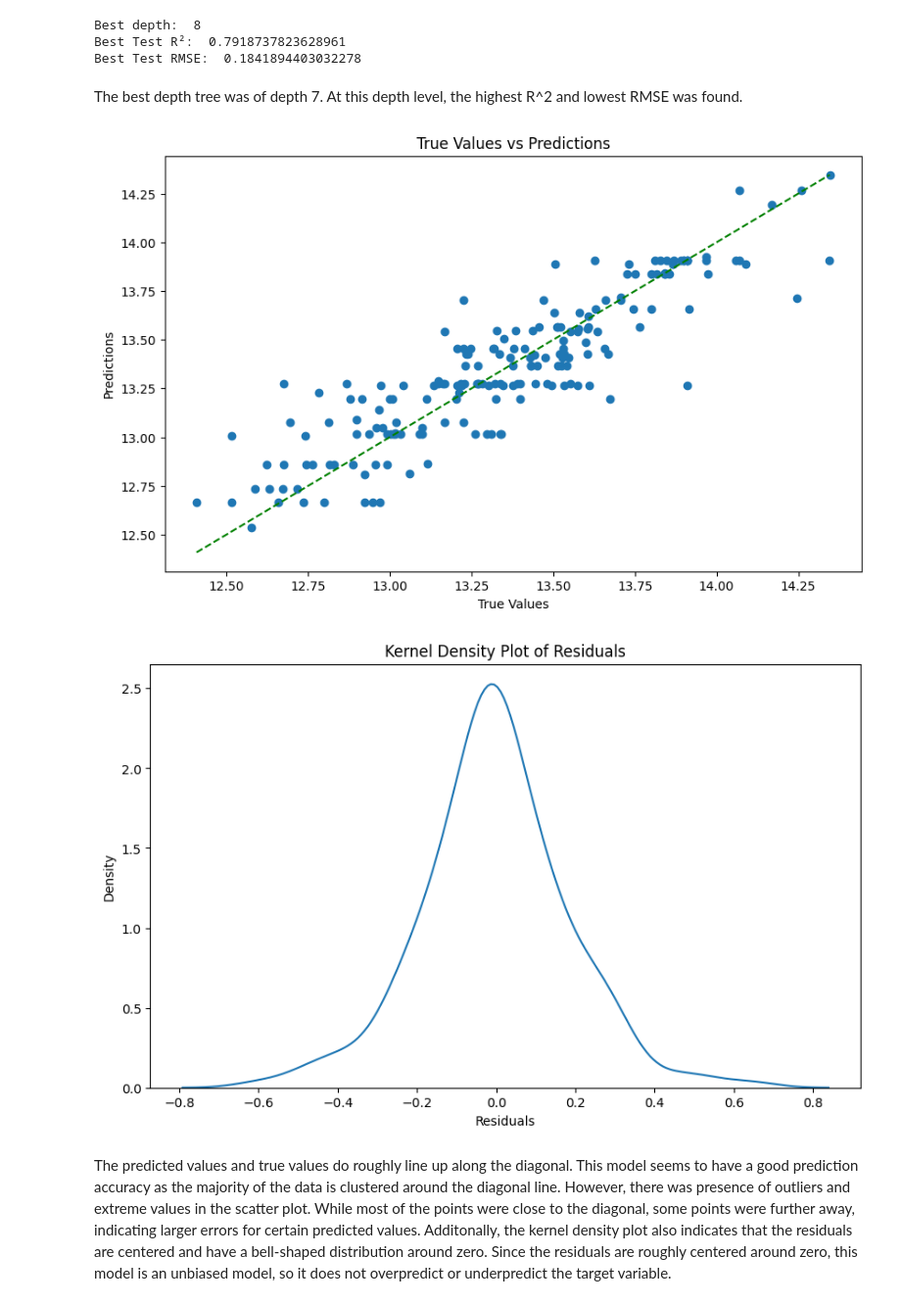
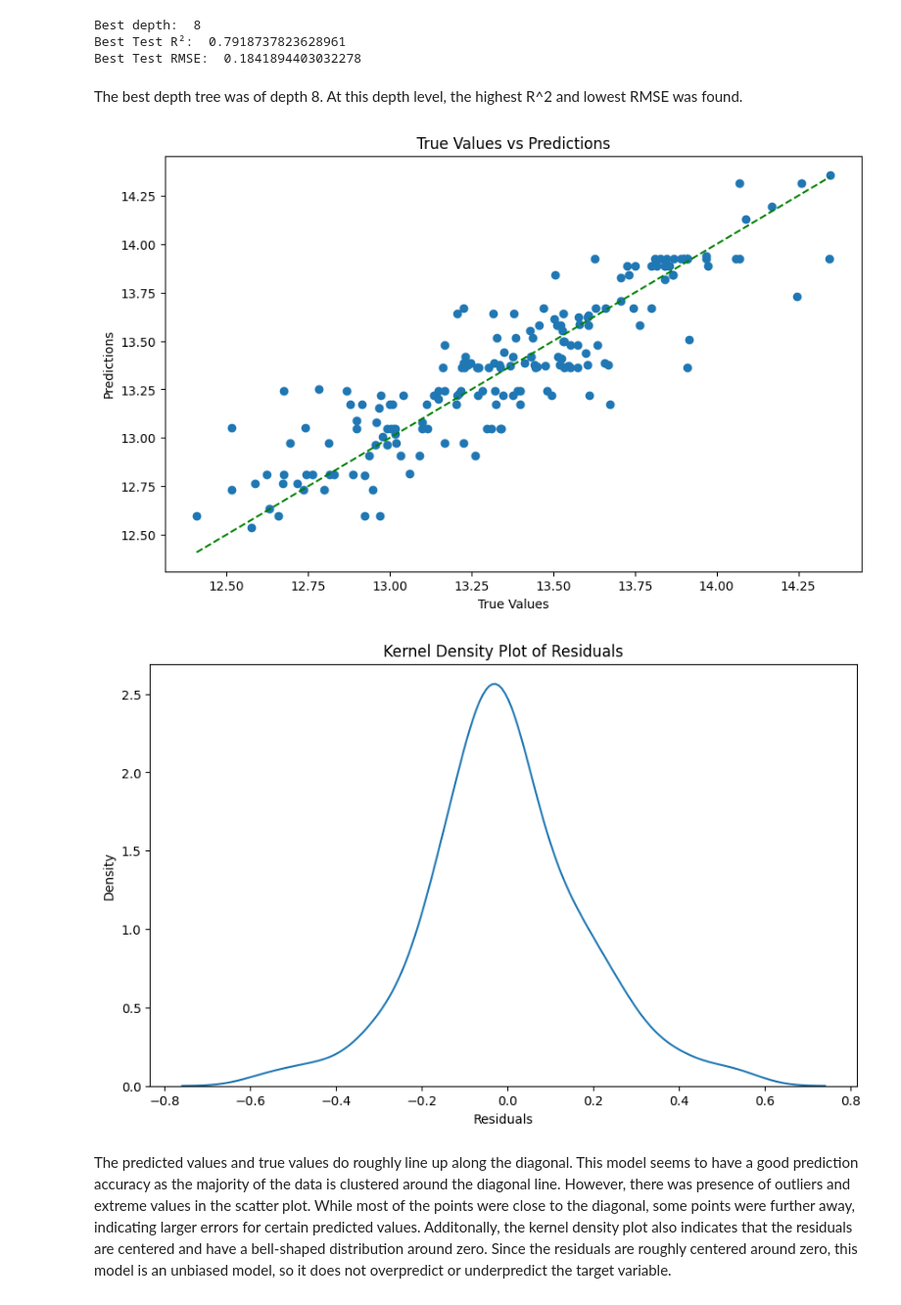
Before and after one commit to divyajmk/assignment4, a Jupyter notebook: Final_Assignment4.ipynb, the cells around one changed output. Shown at 98% size. Cells and saved outputs as stored; diff of their text form; code cells hidden in the pictures.

```diff
--- a/Final_Assignment4.ipynb
+++ b/Final_Assignment4.ipynb
@@ -555,41 +555,41 @@ Best depth:  8
 Best Test R²:  0.7918737823628961
 Best Test RMSE:  0.1841894403032278
 # %% [markdown]
-The best depth tree was of depth 7. At this depth level, the highest R^2 and lowest RMSE was found.
+The best depth tree was of depth 8. At this depth level, the highest R^2 and lowest RMSE was found.
 # %%
 # Part 8 - Find Residuals and KDePlot for Best Depth Tree
 
-# My best model from part 7 was the depth tree at level 7
+# My best model from part 7 was the depth tree at level 8
 # Create a decision tree regressor and fit the model
-best_tree_regressor = DecisionTreeRegressor(max_depth=7, random_state=100)
+best_tree_regressor = DecisionTreeRegressor(max_depth=8, random_state=100)
 best_tree_regressor.fit(X_train_combined, y_train)
 
 # Predict on the test set
 y_test_pred = best_tree_regressor.predict(X_test_combined)
 
 # Find Residuals
 residuals = y_test - y_test_pred
 
 # Plot true values vs predicted values
 plt.figure(figsize=(10, 6))
 plt.scatter(y_test, y_test_pred)
 # I made the diagonal line green to clearly distinguish
 plt.plot([y_test.min(), y_test.max()], [y_test.min(), y_test.max()], '--g')
 plt.xlabel('True Values')
 plt.ylabel('Predictions')
 plt.title('True Values vs Predictions')
 plt.show()
 
 # Kernel density plot of the residuals
 plt.figure(figsize=(10, 6))
 sns.kdeplot(residuals)
 plt.title('Kernel Density Plot of Residuals')
 plt.xlabel('Residuals')
 plt.ylabel('Density')
 plt.show()
 # %% [output]
-[figure, old version]
+[figure, new version]
-[figure, old version]
+[figure, new version]
 # %% [markdown]
 The predicted values and true values do roughly line up along the diagonal. This model seems to have a good prediction accuracy as the majority of the data is clustered around the diagonal line. However, there was presence of outliers and extreme values in the scatter plot. While most of the points were close to the diagonal, some points were further away, indicating larger errors for certain predicted values.
 Additonally, the kernel density plot also indicates that the residuals are centered and have a bell-shaped distribution around zero. Since the residuals are roughly centered around zero, this model is an unbiased model, so it does not overpredict or underpredict the target variable.
```
Also changed, not shown: parts of 2 cells of this notebook.
